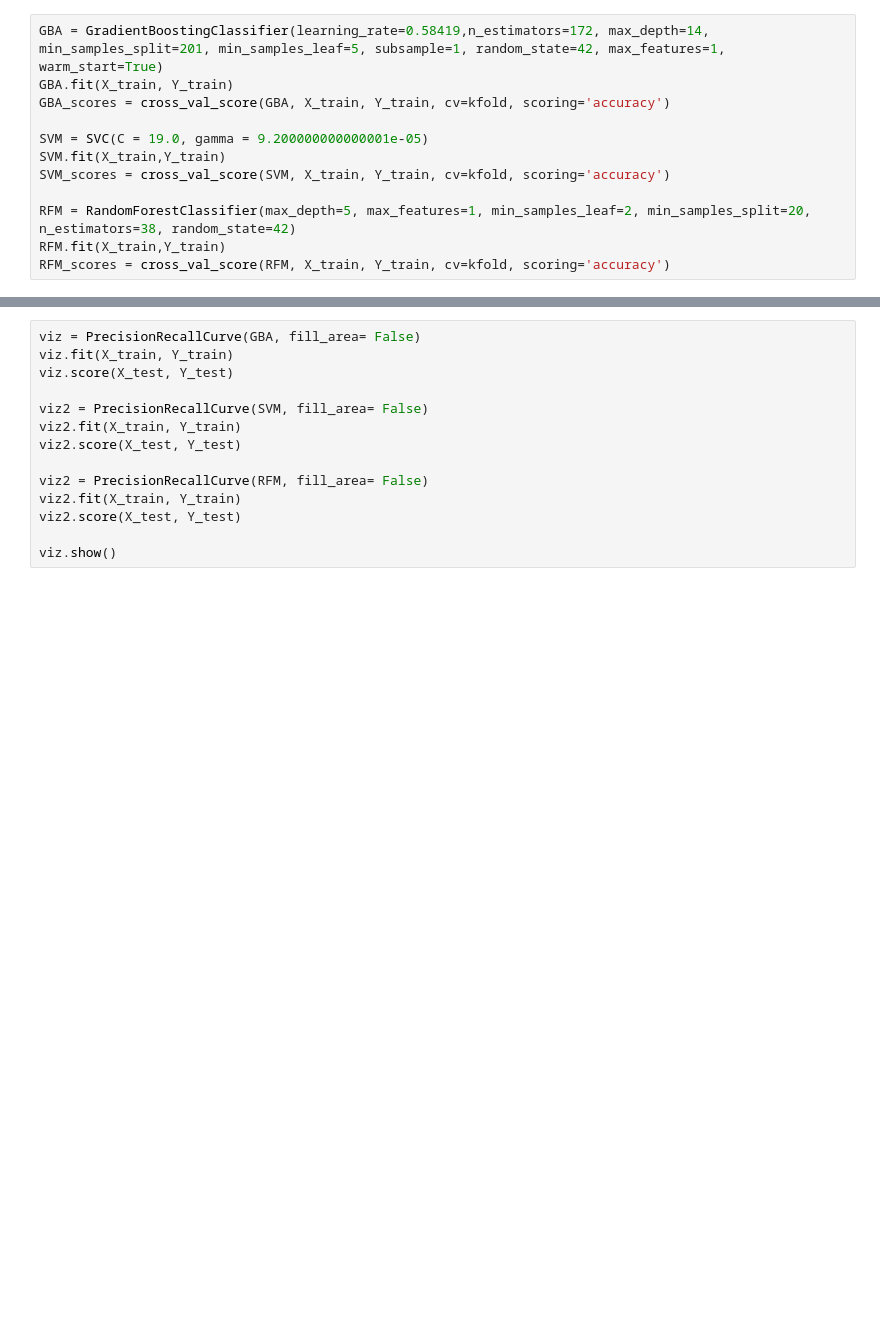
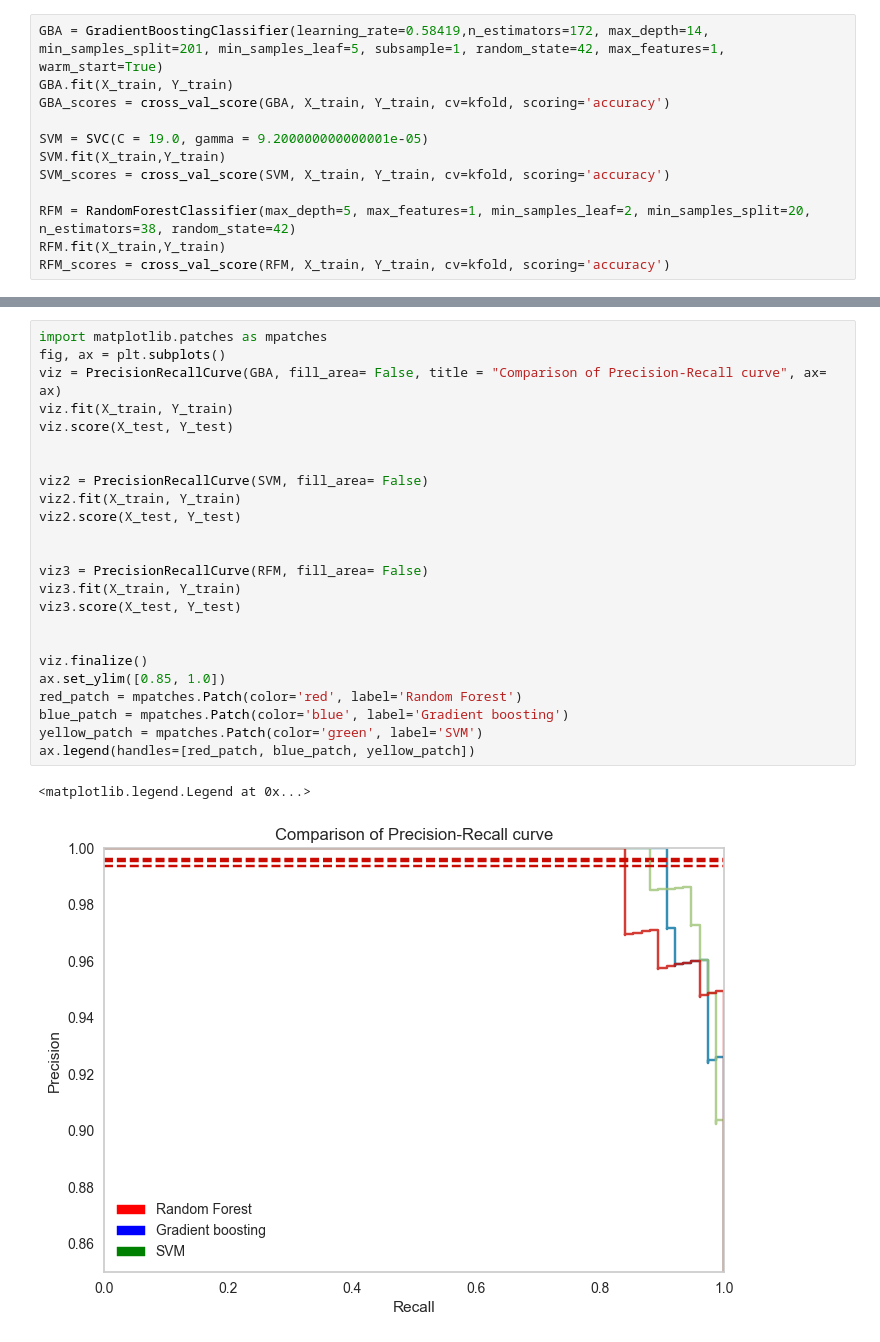
Before and after one commit to DJLeemstar/AICoursework, a Jupyter notebook: AllWomenAreQueens.ipynb, the cells around one changed output, grey strips where cells are left out. Cells and saved outputs as stored; diff of their text form; blank space fills up the shorter version.

```diff
--- a/AllWomenAreQueens.ipynb
+++ b/AllWomenAreQueens.ipynb
@@ -67,17 +70,30 @@ plt.show()
 # %%
-viz = PrecisionRecallCurve(GBA, fill_area= False)
+import matplotlib.patches as mpatches
+fig, ax = plt.subplots()
+viz = PrecisionRecallCurve(GBA, fill_area= False, title = "Comparison of Precision-Recall curve", ax= ax)
 viz.fit(X_train, Y_train)
 viz.score(X_test, Y_test)
+
 
 viz2 = PrecisionRecallCurve(SVM, fill_area= False)
 viz2.fit(X_train, Y_train)
 viz2.score(X_test, Y_test)
 
-viz2 = PrecisionRecallCurve(RFM, fill_area= False)
-viz2.fit(X_train, Y_train)
-viz2.score(X_test, Y_test)
 
-viz.show()
+viz3 = PrecisionRecallCurve(RFM, fill_area= False)
+viz3.fit(X_train, Y_train)
+viz3.score(X_test, Y_test)
+
+
+viz.finalize()
+ax.set_ylim([0.85, 1.0])
+red_patch = mpatches.Patch(color='red', label='Random Forest')
+blue_patch = mpatches.Patch(color='blue', label='Gradient boosting')
+yellow_patch = mpatches.Patch(color='green', label='SVM')
+ax.legend(handles=[red_patch, blue_patch, yellow_patch])
+# %% [output]
+<matplotlib.legend.Legend at 0x...>
+[figure, added]
 # %%
 f1_GBA = f1_score(Y_test, predicted_label1)
 f1_SVM = f1_score(Y_test, predicted_label2)
```
Also changed, not shown: parts of 5 cells of this notebook, 1 other file.
